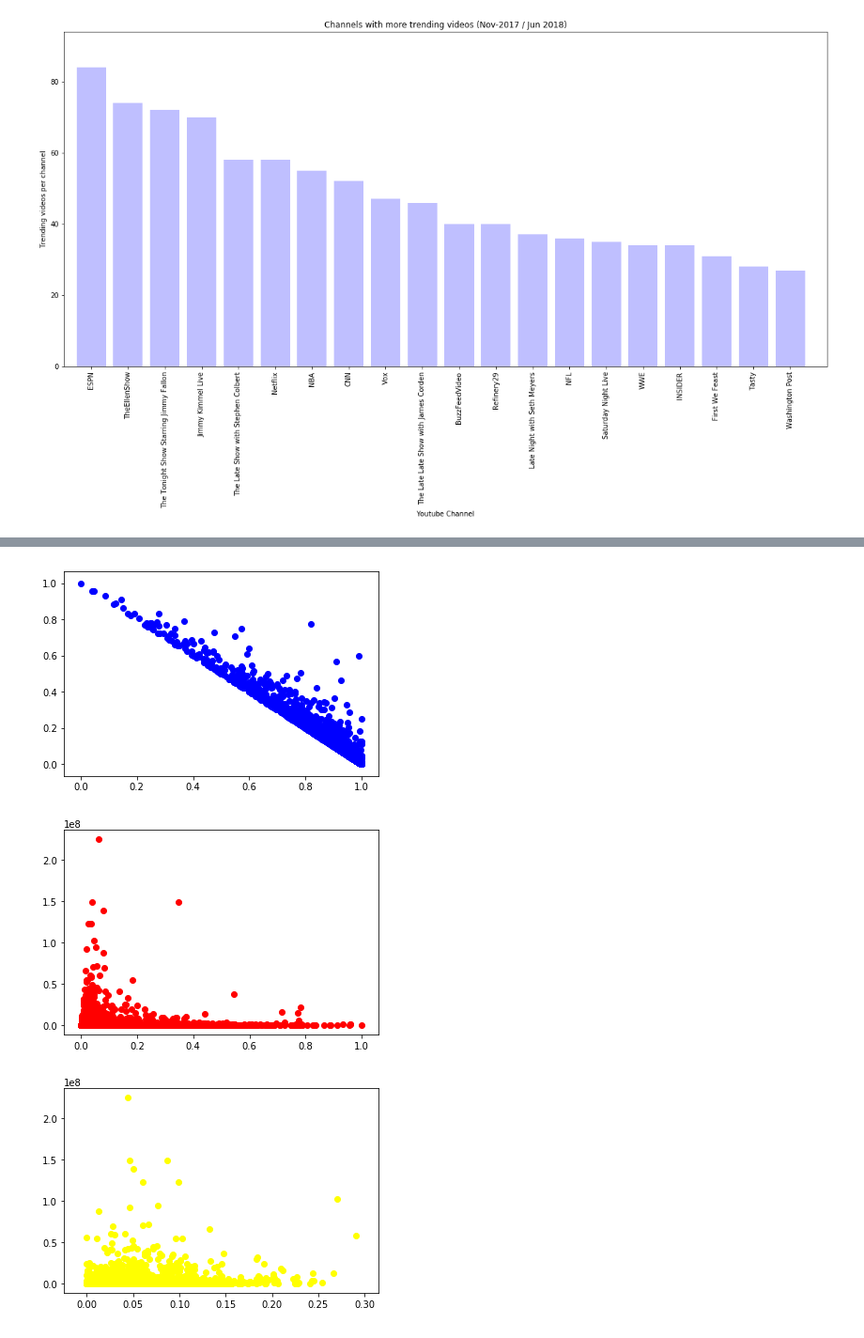
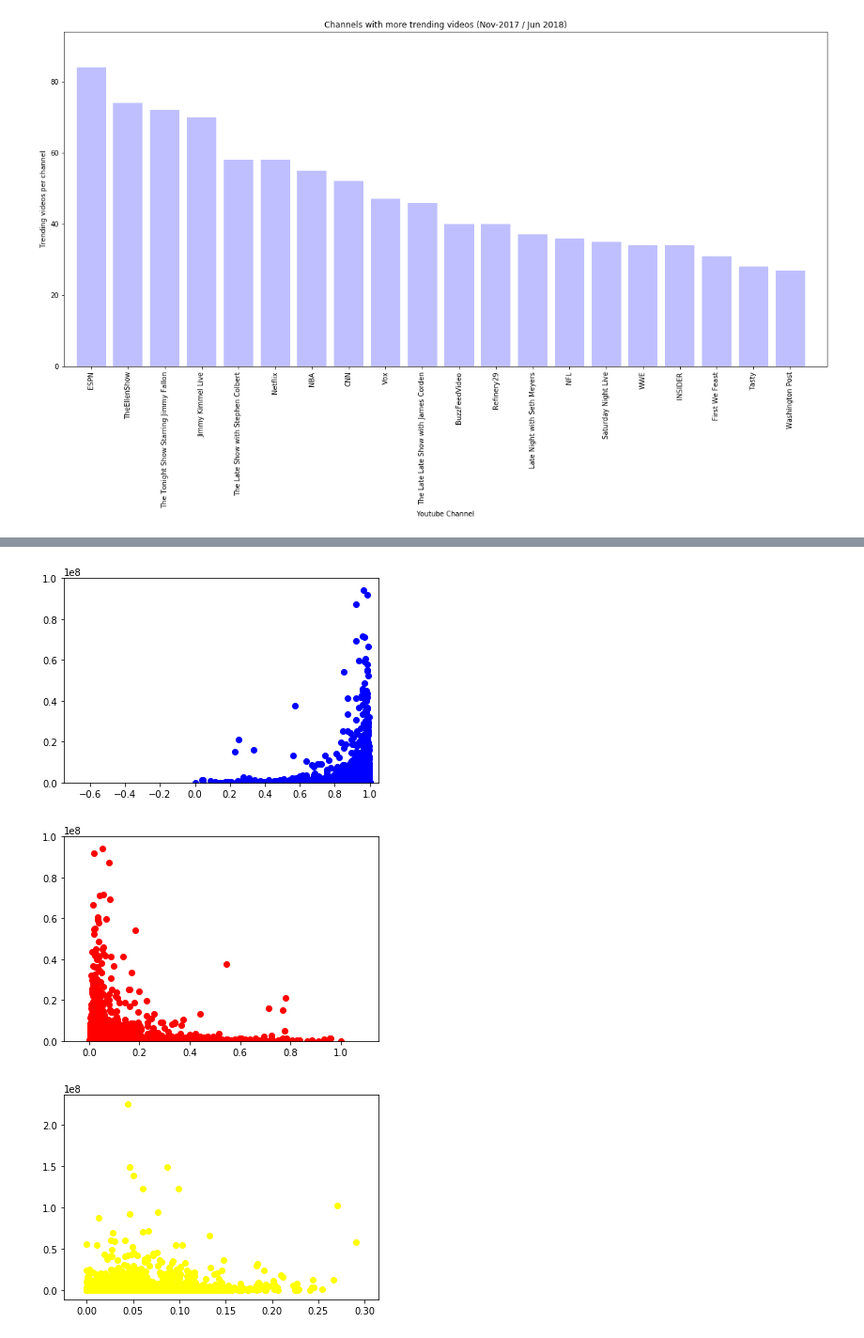
Before and after one commit to CaroMuizzi/Success-on-YouTube-Channels, a Jupyter notebook: Trending_videos.ipynb, the cells around one changed output, grey strips where cells are left out. Shown: that part at 94% size. Saved outputs shown, nothing was run; the diff lists cells and outputs as text; code cells hidden in the pictures.

```diff
--- a/Trending_videos.ipynb
+++ b/Trending_videos.ipynb
@@ -201,0 +357,12 @@ plt.ylim(0,max(trending_videos_per_channel["id"])+10)
+# %%
+## video con mas views:
+
+video_by_id = df.set_index("id").groupby(["id"])
+
+top100videos_views = video_by_id.max()["views"]
+
+top100videos_views_df = pd.DataFrame(top100videos_views)
+
+top100videos_views_df = top100videos_views_df.groupby(['id']).head()
+topvideos_views_df = top100videos_views_df.groupby(['id']).head()
+top100videos_views_df.sort_values("views",ascending=False)
@@ -254,10 +441,0 @@ groupd_df=
-# %%
-video_by_id = df.set_index("id").groupby(["id"])
-
-top100videos_views = video_by_id.max()["views"]
-
-top100videos_views_df = pd.DataFrame(top100videos_views)
-
-top100videos_views_df = top100videos_views_df.groupby(['id']).head(100)
-
-top100videos_views_df.sort_values("views",ascending=False)
@@ -335,19 +486,17 @@ top100videos_views_df.head(100)
 # %%
-
-
-plt.scatter(top100videos_views_df["likes_indicator"], top100videos_views_df["dislikes_indicator"], marker="o", facecolors="blue")
-#plt.ylim(-0.75,1)
-#plt.xlim(-0.75,1)
+plt.scatter(top100videos_views_df["likes_indicator"], top100videos_views_df["views"], marker="o", facecolors="blue")
+plt.ylim(-0.75,100000000)
+plt.xlim(-0.75,1.05)
 plt.show()
 # %% [output]
-[figure, old version]
+[figure, new version]
 # %%
 plt.scatter(top100videos_views_df["dislikes_indicator"], top100videos_views_df["views"], marker="o", facecolors="red")
-#plt.ylim(-0.75,1)
-#plt.xlim(-0.75,1)
+plt.ylim(-0.75,100000000)
+plt.xlim(-0.1,1.15)
 plt.show()
 # %% [output]
-[figure, old version]
+[figure, new version]
 # %%
 plt.scatter(top100videos_views_df["approve_indicator"], top100videos_views_df["views"], marker="o", facecolors="yellow")
 #plt.ylim(-0.75,1)
```
Also changed, not shown: parts of 37 cells of this notebook.
